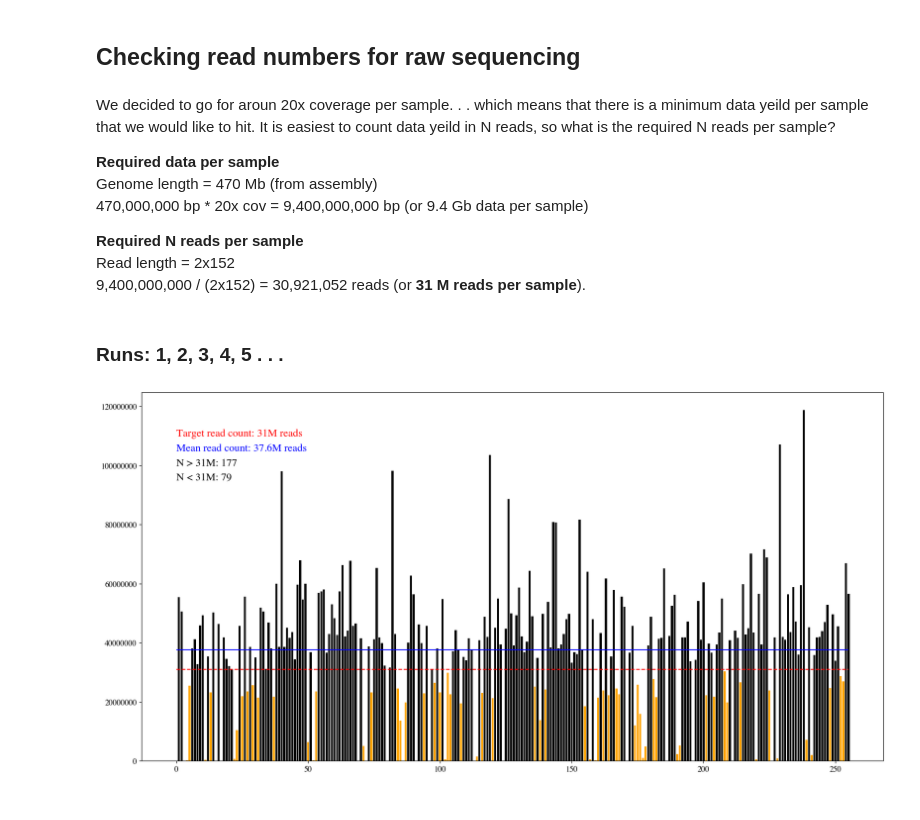
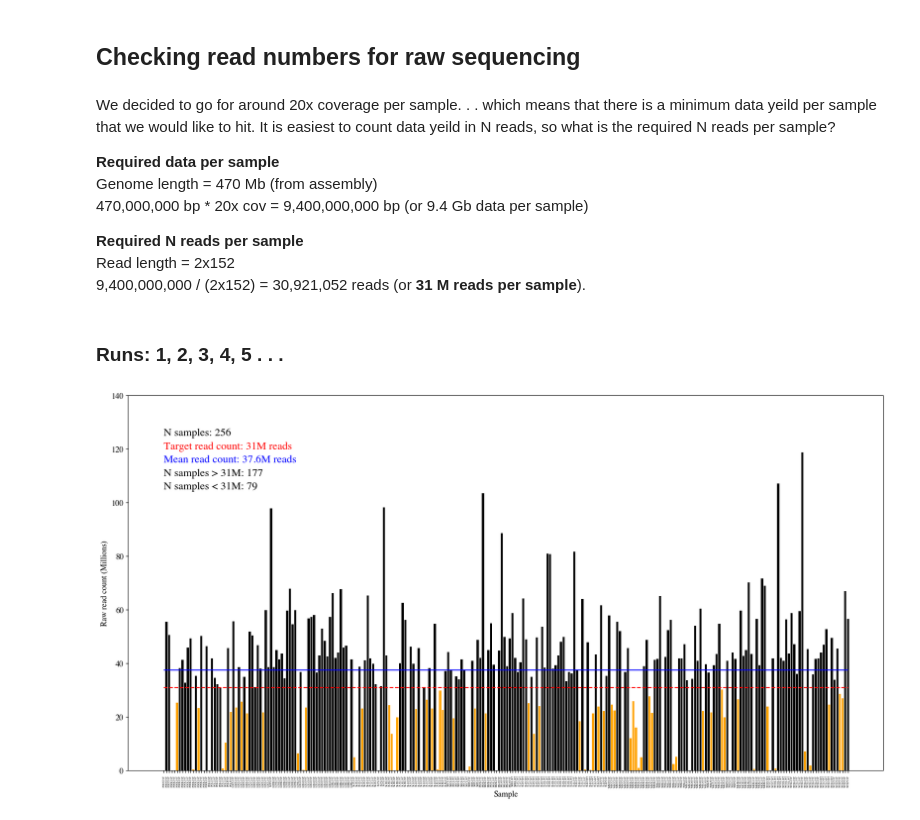
Before and after one commit to DanJeffries/FITNESS, a Jupyter notebook: code/JupNBs/Sample_read_numbers.ipynb, the cells around one changed output. Drawn from its saved outputs; the diff is of its cells as text; code cells hidden in the pictures.

Commit message:
plot update

```diff
--- a/code/JupNBs/Sample_read_numbers.ipynb
+++ b/code/JupNBs/Sample_read_numbers.ipynb
@@ -1,7 +1,7 @@
 # %% [markdown]
 ## Checking read numbers for raw sequencing
 # %% [markdown]
-We decided to go for aroun 20x coverage per sample. . . which means that there is a minimum data yeild per sample that we would like to hit. It is easiest to count data yeild in N reads, so what is the required N reads per sample?
+We decided to go for around 20x coverage per sample. . . which means that there is a minimum data yeild per sample that we would like to hit. It is easiest to count data yeild in N reads, so what is the required N reads per sample?
 
 <b>Required data per sample</b>
 Genome length = 470 Mb (from assembly)
@@ -13,7 +13,7 @@ Read length = 2x152
 # %% [markdown]
 ### Runs: 1, 2, 3, 4, 5 . . .
 # %%
-def plot_read_Ns(read_N_path):
+def plot_read_Ns(read_N_path, outpath):
 
     """
     Simple plotting function for read number output
@@ -72,19 +72,26 @@ def plot_read_Ns(read_N_path):
     ax.hlines(31000000,0,max(x_positions), color = "red", linestyle = "dashed")
     ax.hlines(np.mean(Ns), 0,max(x_positions), color = "blue")
 
-    ax.text(0, 110000000, "Target read count: 31M reads", fontsize = 16, color = "red")
-    ax.text(0, 105000000, "Mean read count: %sM reads" % np.round((np.mean(Ns)/1000000),1), fontsize = 16, color = "blue")
-    ax.text(0, 100000000, "N > 31M: %s" % N_above_20, fontsize = 16)
-    ax.text(0, 95000000, "N < 31M: %s" % N_below_20, fontsize = 16)
+    ax.text(0, 125000000, "N samples: %s" % len(labels), fontsize = 16, color = "black")
+    ax.text(0, 120000000, "Target read count: 31M reads", fontsize = 16, color = "red")
+    ax.text(0, 115000000, "Mean read count: %sM reads" % np.round((np.mean(Ns)/1000000),1), fontsize = 16, color = "blue")
+    ax.text(0, 110000000, "N samples > 31M: %s" % N_above_20, fontsize = 16)
+    ax.text(0, 105000000, "N samples < 31M: %s" % N_below_20, fontsize = 16)
 
+    ax.set_xticks(x_positions)
+    ax.set_xticklabels(["".join(i.split("_")[:3]) for i in labels], rotation = "vertical", fontsize = 4)
 
-    plt.ticklabel_format(style='plain')
+    ax.set_yticks(ax.get_yticks())
+    ax.set_yticklabels(list(range(0,160,20)))
 
-    plt.savefig("
+    plt.xlabel("Sample")
+    plt.ylabel("Raw read count (Millions)")
+
+    plt.savefig(outpath)
     plt.show()
 # %%
 inpath = "/Users/dj20y461/Data_temp/Stickleback/FITNESS/plot_data/read_numbers_R1-5.tsv"
-outpath = "/Users/dj20y461/Data_temp/Stickleback/FITNESS/plots/read_numbers_R1-R5.pdf"
-plot_read_Ns(inpath)
+pdfoutpath = "/Users/dj20y461/Data_temp/Stickleback/FITNESS/plots/read_numbers_R1-R5.pdf"
+plot_read_Ns(inpath, pdfoutpath)
 # %% [output]
-[figure, old version]
+[figure, new version]
```
Also changed, not shown: 1 other file.
